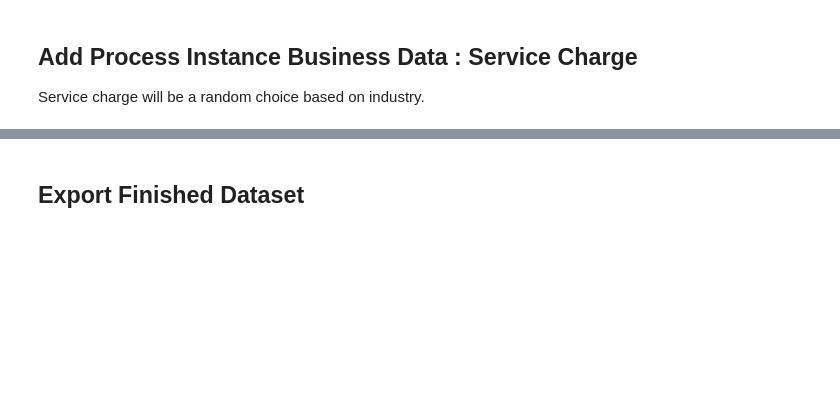
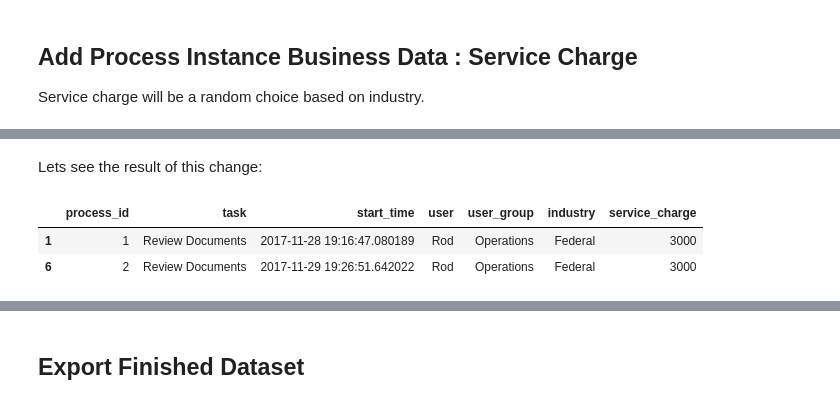
Before and after one commit to gerry-baird/pm-data-gen, a Jupyter notebook: data_gen.ipynb, the cells around one changed output, grey strips where cells are left out. Drawn from its saved outputs; the diff is of its cells as text; code cells hidden in the pictures; blank space fills up the shorter version.

```diff
--- a/data_gen.ipynb
+++ b/data_gen.ipynb
@@ -287,7 +437,13 @@ df[filter].head(2)
 # %%
 # If user is Rod and activity is `Review Documents` shift the start_time by 1 hour
-# Rod is always very busy doing other work so he may not be able to start right away.
-df = shiftActivityStartTime(df, 'user','Rod', 'Review Documents', 1)
+#
+story_df = shiftActivityStartTime(story_df, 'user','Rod', 'Review Documents', 1)
+# %% [markdown]
+Lets see the result of this change:
 # %%
-filter = (df['task'] == 'Review Documents') & (df['user'] == 'Rod')
-df[filter].head(2)
+filter = (story_df['task'] == 'Review Documents') & (story_df['user'] == 'Rod')
+story_df[filter].head(2)
+# %% [output]
+|  | process_id | task | start_time | user | user_group | industry | service_charge |
+| 1 | 1 | Review Documents | 2017-11-28 19:16:47.080189 | Rod | Operations | Federal | 3000 |
+| 6 | 2 | Review Documents | 2017-11-29 19:26:51.642022 | Rod | Operations | Federal | 3000 |
```
Also changed, not shown: parts of 27 cells of this notebook, 2 other files.
